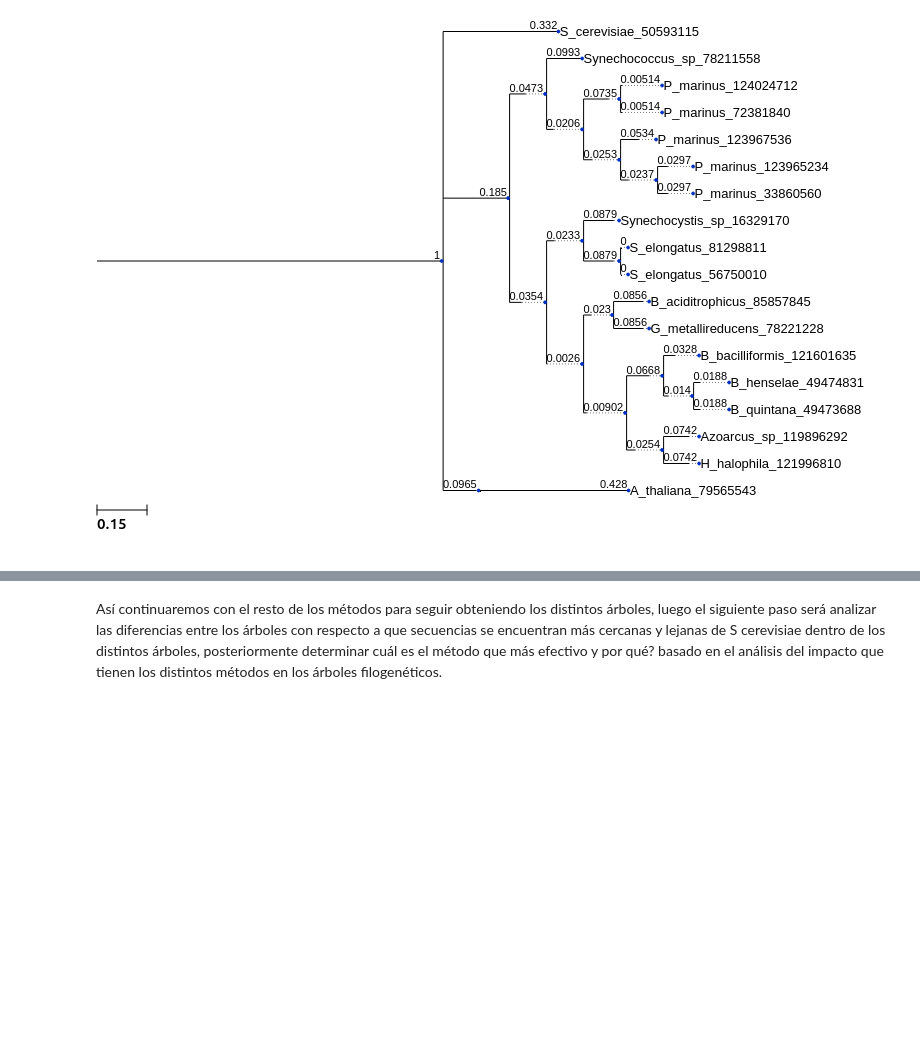
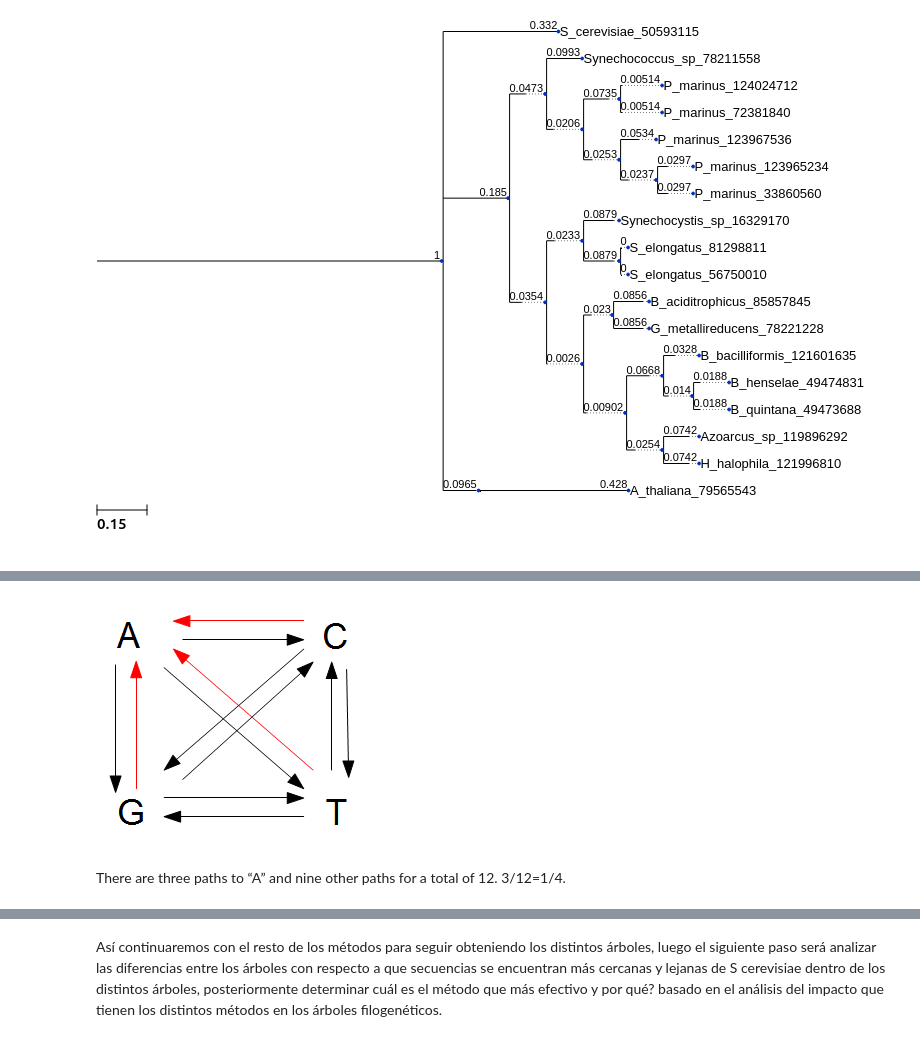
Before and after one commit to csampez/phylogenetics, a Jupyter notebook: paper/notebooks/Análisis Filogenético.ipynb, the cells around one changed output, grey strips where cells are left out. Cells and saved outputs as stored; diff of their text form; code cells hidden in the pictures; blank space fills up the shorter version.

```diff
--- a/paper/notebooks/Análisis Filogenético.ipynb
+++ b/paper/notebooks/Análisis Filogenético.ipynb
@@ -343,0 +356,6 @@ ete3.TreeNode.from_skbio(rooted_tree).render("%%inline", tree_style=ts)
+# %%
+Image("/home/abraham/Descargas/jc-equilibrium.png")
+# %% [output]
+[figure, added]
+# %% [markdown]
+There are three paths to “A” and nine other paths for a total of 12.  3/12=1/4.
```
Also changed, not shown: parts of 11 cells of this notebook, 2 other files.
